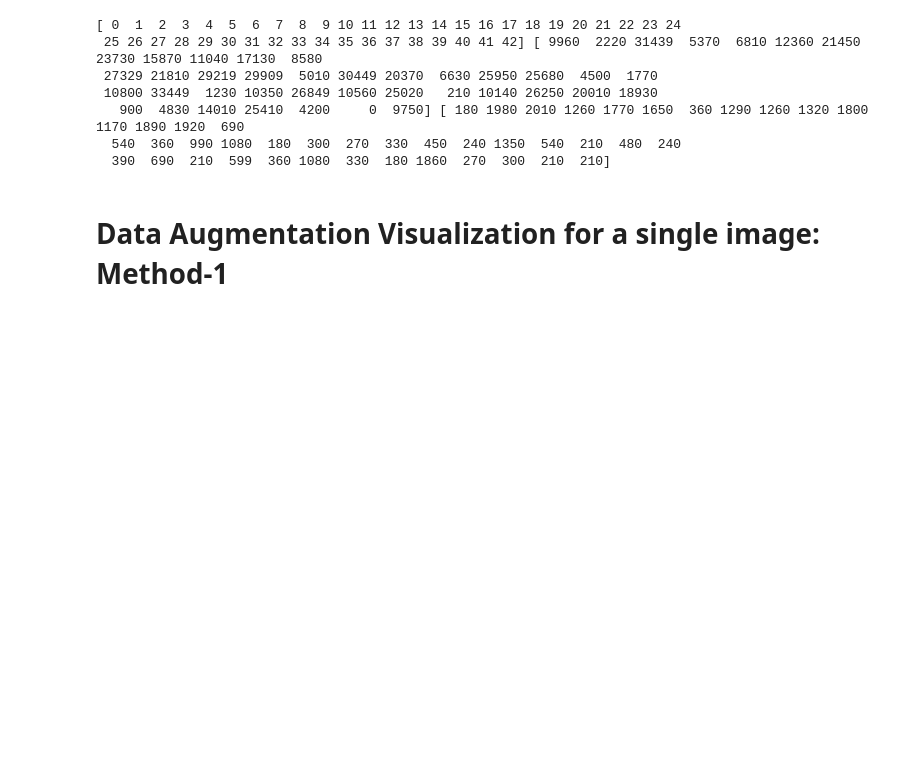
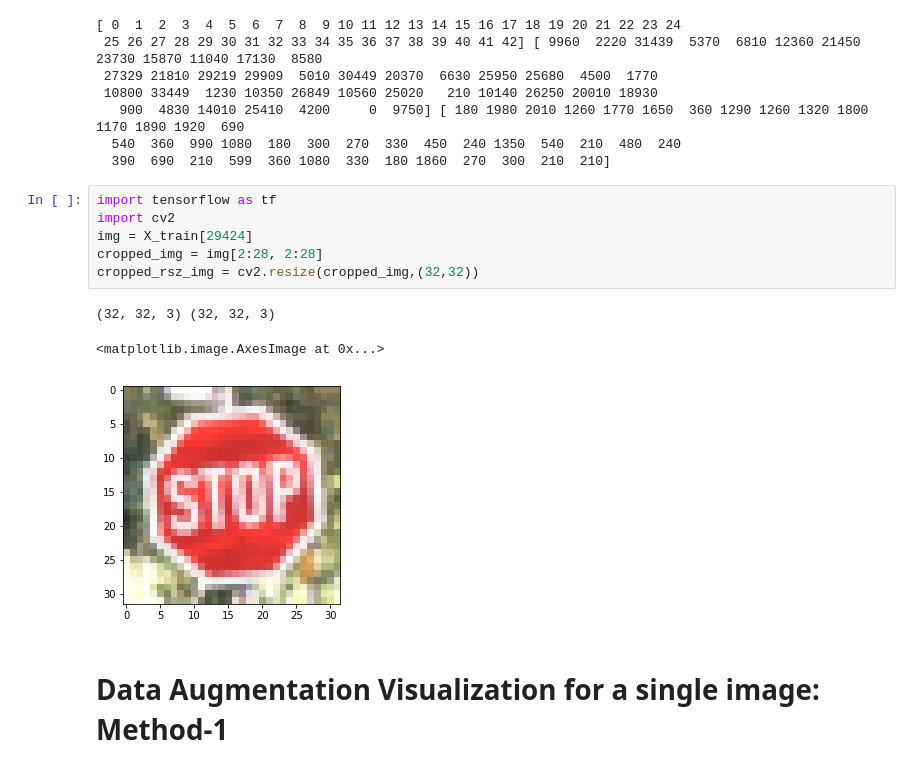
Before and after one commit to aakashkardam/Traffic_Sign_Classifier_Udacity_Project_3, a Jupyter notebook: Traffic_Sign_Classifier.ipynb, the cells around one changed output. Cells and saved outputs as stored; diff of their text form; blank space fills up the shorter version.

```diff
--- a/Traffic_Sign_Classifier.ipynb
+++ b/Traffic_Sign_Classifier.ipynb
@@ -129,6 +129,16 @@ print(unique_lbl, index, frequency)
    900  4830 14010 25410  4200     0  9750] [ 180 1980 2010 1260 1770 1650  360 1290 1260 1320 1800 1170 1890 1920  690
   540  360  990 1080  180  300  270  330  450  240 1350  540  210  480  240
   390  690  210  599  360 1080  330  180 1860  270  300  210  210]
+# %%
+import tensorflow as tf
+import cv2
+img = X_train[29424]
+cropped_img = img[2:28, 2:28]
+cropped_rsz_img = cv2.resize(cropped_img,(32,32))
+# %% [output]
+(32, 32, 3) (32, 32, 3)
+<matplotlib.image.AxesImage at 0x...>
+[figure, added]
 # %% [markdown]
 # Data Augmentation Visualization for a single image: Method-1
 # %%
```
Also changed, not shown: parts of 10 cells of this notebook.
